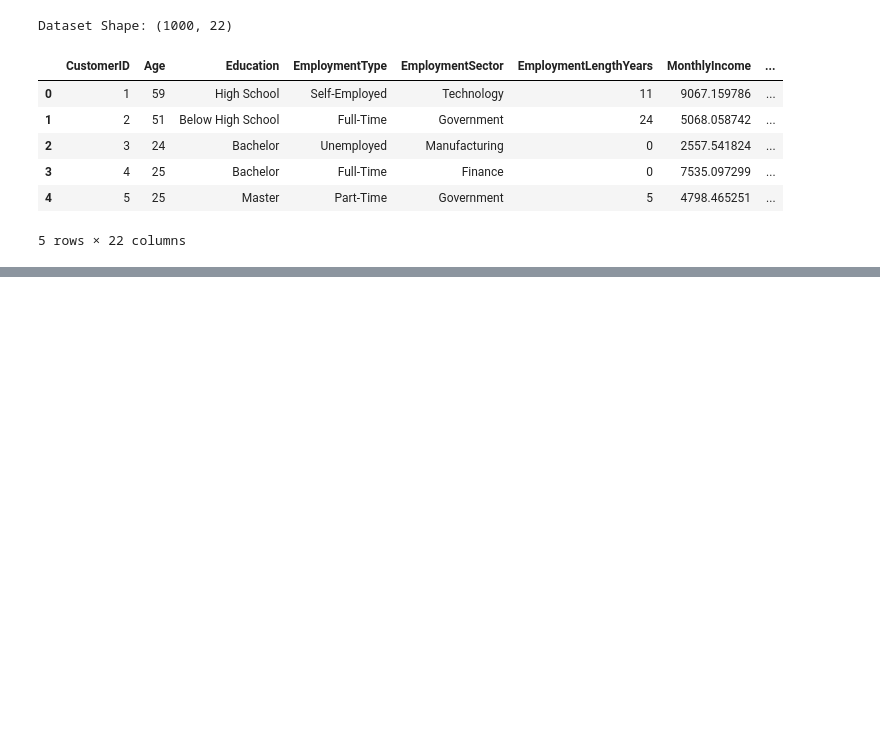
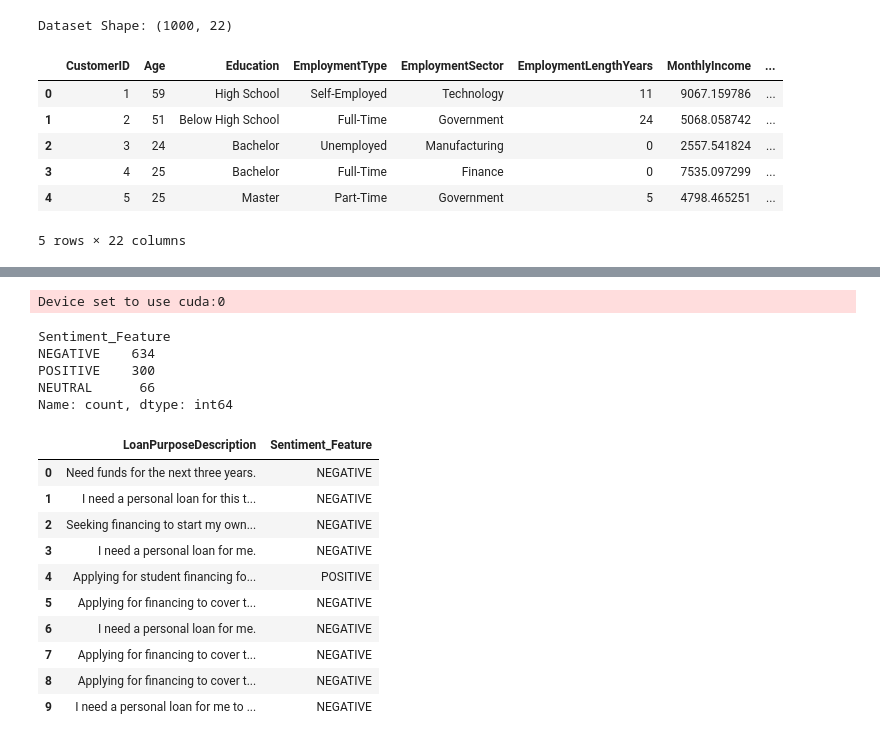
Before and after one commit to Aireenelz/WIE3007-DMW-Group6, a Jupyter notebook: xgboost_feature_engineering.ipynb, the cells around one changed output, grey strips where cells are left out. Saved outputs shown, nothing was run; the diff lists cells and outputs as text; code cells hidden in the pictures; blank space fills up the shorter version.

Commit message:
feat: implement SLM DistillBERT pretrained model from Hugging Face for sentiment extraction of column 'LoanPurposeDescription'.

```diff
--- a/xgboost_feature_engineering.ipynb
+++ b/xgboost_feature_engineering.ipynb
@@ -21,0 +28,20 @@ Dataset Shape: (1000, 22)
+# %%
+# import necessary library
+from transformers import pipeline
+
+# Load a lightweight sentiment model (distillbert model) for sentiment analysis
+sentiment_task = pipeline("sentiment-analysis", model="distilbert-base-uncased-finetuned-sst-2-english")
+# sentiment-analysis: tell the model we want sentiment analysis so it looks for positive or negative emotions in text
+
+# get_sentiment: function to process text
+def get_sentiment(text):
+    # if a row has no text, just mark it as "NEUTRAL"
+    if pd.isna(text) or text == "": return "NEUTRAL"
+    # [:512]: the limit because BER-style model can only read 512 characters at a time
+    # ['label']: The model returns a lot of data, but we only want the 'label' (e.g., "POSITIVE" or "NEGATIVE").
+    return sentiment_task(text[:512])[0]['label']
+
+# create a new column 'Sentiment_Feature'
+# it takes the text in LoanPurposeDescription and converts it into a category
+df['Sentiment_Feature'] = df['LoanPurposeDescription'].head(50).apply(get_sentiment)
+print(df[['LoanPurposeDescription', 'Sentiment_Feature']].head(50))
@@ -21,0 +67,58 @@ Dataset Shape: (1000, 22)
+# %%
+# improve the sentiment analysis
+
+# import necessary library
+from transformers import pipeline
+
+# Load a lightweight sentiment model (distillbert model) for sentiment analysis
+sentiment_task = pipeline("sentiment-analysis", model="distilbert-base-uncased-finetuned-sst-2-english")
+# sentiment-analysis: tell the model we want sentiment analysis so it looks for positive or negative emotions in text
+
+# get_sentiment: function to process text
+def get_improved_sentiment(text):
+    # # if a row has no text, just mark it as "NEUTRAL"
+    if pd.isna(text) or text == "" or text == "None":
+        return "NEUTRAL"
+
+    text_lower = str(text).lower()
+
+    # define Financial Keywords
+    positive_words = ['business', 'expand', 'opportunity','student', 'starting', 'future','career','education','new']
+    negative_words = ['struggling', 'debt', 'emergency', 'overdue', 'bills', 'medical', 'crisis', 'urgent']
+
+    # keyword
+    if any(word in text_lower for word in positive_words):
+        return "POSITIVE"
+    if any(word in text_lower for word in negative_words):
+        return "NEGATIVE"
+
+    # AI Fallback (If no keywords found, let the model decide)
+    try:
+        result = sentiment_task(text[:512])[0]['label']
+        return result
+    except:
+        return "NEUTRAL"
+
+# Apply the function
+df['Sentiment_Feature'] = df['LoanPurposeDescription'].apply(get_improved_sentiment)
+
+print(df['Sentiment_Feature'].value_counts())
+df[['LoanPurposeDescription', 'Sentiment_Feature']].head(10)
+# %% [output]
+Device set to use cuda:0
+Sentiment_Feature
+NEGATIVE    634
+POSITIVE    300
+NEUTRAL      66
+Name: count, dtype: int64
+|  | LoanPurposeDescription | Sentiment_Feature |
+| 0 | Need funds for the next three years. | NEGATIVE |
+| 1 | I need a personal loan for this t... | NEGATIVE |
+| 2 | Seeking financing to start my own... | NEGATIVE |
+| 3 | I need a personal loan for me. | NEGATIVE |
+| 4 | Applying for student financing fo... | POSITIVE |
+| 5 | Applying for financing to cover t... | NEGATIVE |
+| 6 | I need a personal loan for me. | NEGATIVE |
+| 7 | Applying for financing to cover t... | NEGATIVE |
+| 8 | Applying for financing to cover t... | NEGATIVE |
+| 9 | I need a personal loan for me to ... | NEGATIVE |
```
Also changed, not shown: parts of 3 cells of this notebook.
